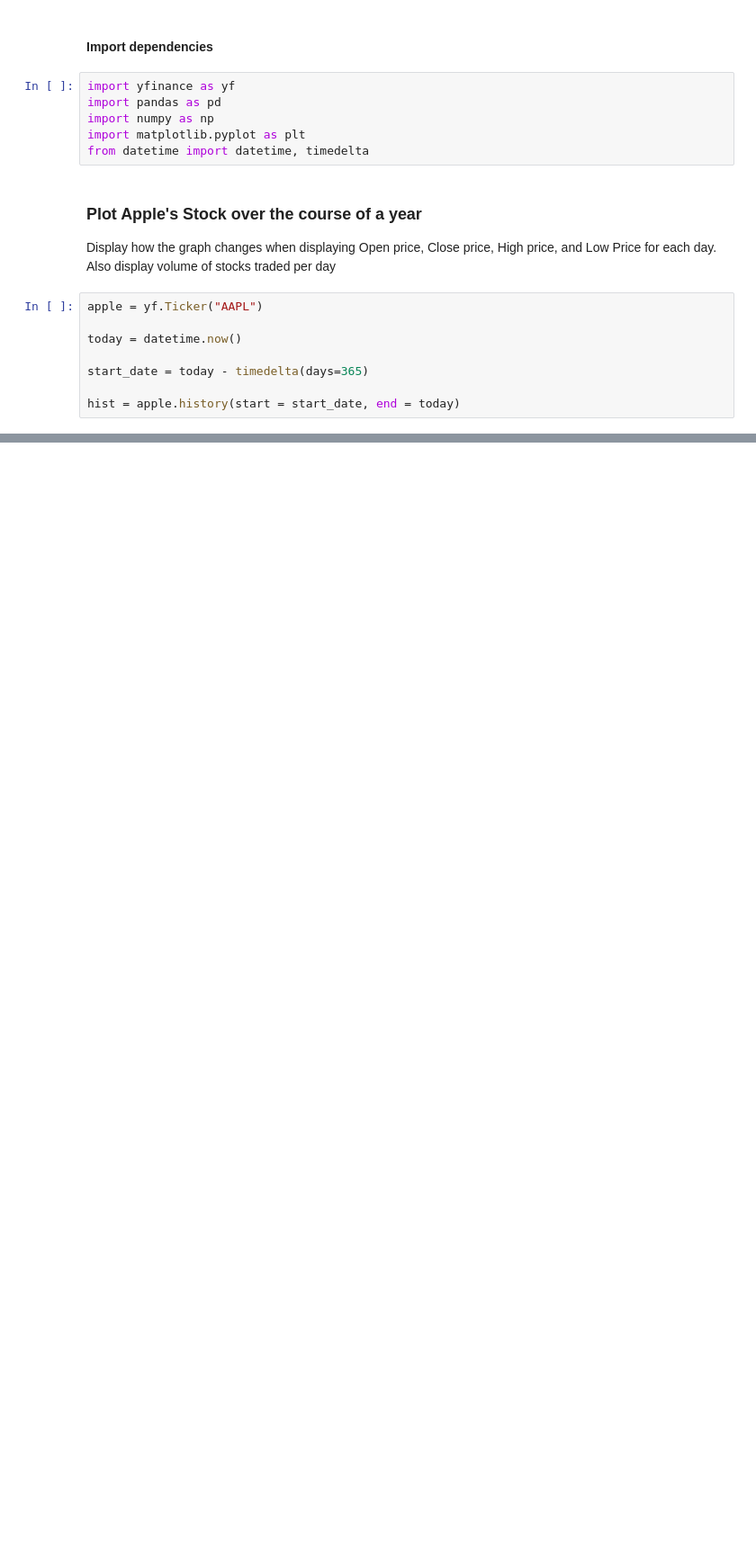
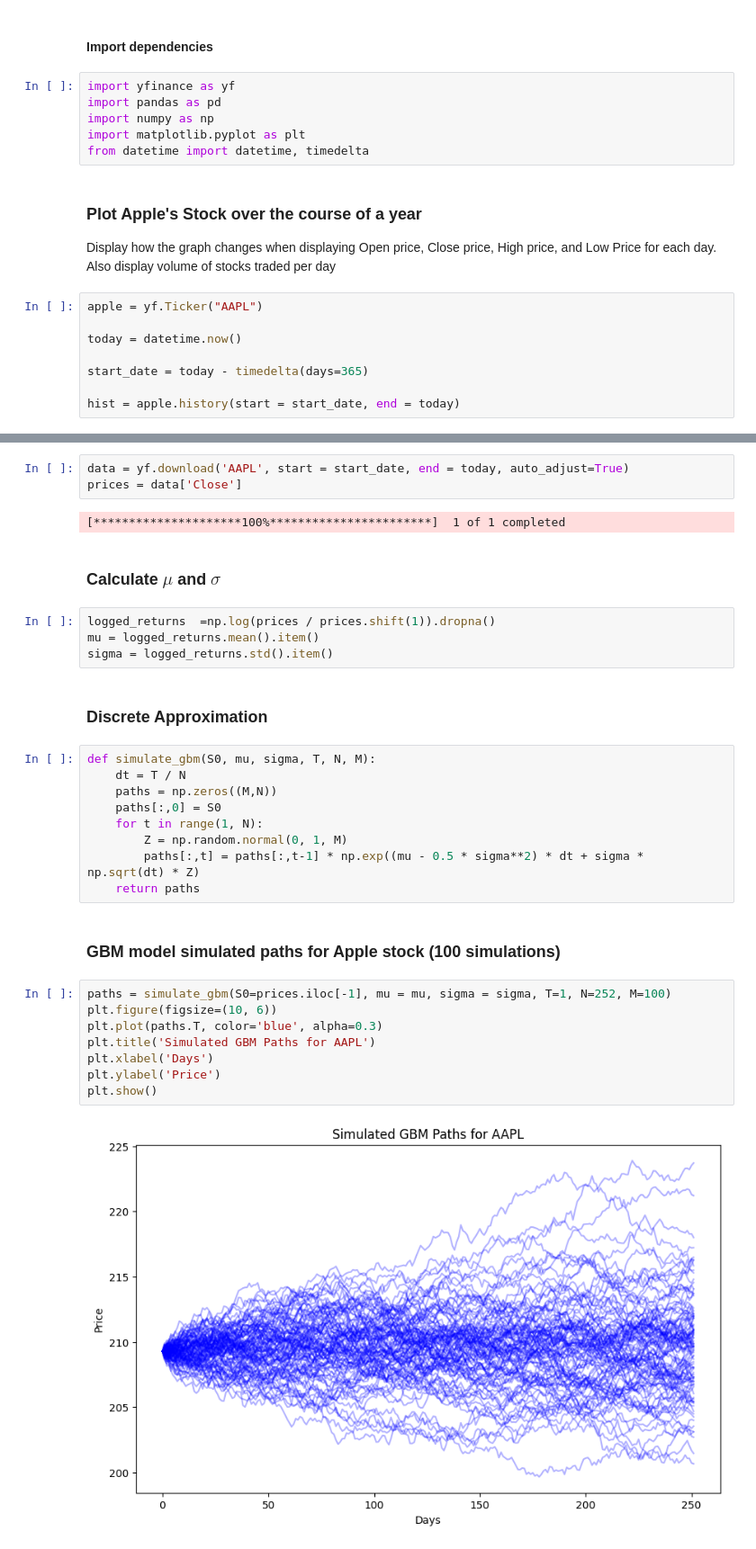
Before and after one commit to AlokenC/Brownian-Motion-Numerical-Analysis, a Jupyter notebook: StockAnalysis.ipynb, the cells around one changed output, grey strips where cells are left out. Shown: that part at 90% size. Cells and saved outputs as stored; diff of their text form; blank space fills up the shorter version.

```diff
--- a/StockAnalysis.ipynb
+++ b/StockAnalysis.ipynb
@@ -93,0 +104,34 @@ plt.show()
+# %%
+data = yf.download('AAPL', start = start_date, end = today, auto_adjust=True)
+prices = data['Close']
+# %% [output]
+[*********************100%***********************]  1 of 1 completed
+# %% [markdown]
+### Calculate $\mu$ and $\sigma$
+# %%
+logged_returns  =np.log(prices / prices.shift(1)).dropna()
+mu = logged_returns.mean().item()
+sigma = logged_returns.std().item()
+# %% [markdown]
+### Discrete Approximation
+# %%
+def simulate_gbm(S0, mu, sigma, T, N, M):
+    dt = T / N
+    paths = np.zeros((M,N))
+    paths[:,0] = S0
+    for t in range(1, N):
+        Z = np.random.normal(0, 1, M)
+        paths[:,t] = paths[:,t-1] * np.exp((mu - 0.5 * sigma**2) * dt + sigma * np.sqrt(dt) * Z)
+    return paths
+# %% [markdown]
+### GBM model simulated paths for Apple stock (100 simulations)
+# %%
+paths = simulate_gbm(S0=prices.iloc[-1], mu = mu, sigma = sigma, T=1, N=252, M=100)
+plt.figure(figsize=(10, 6))
+plt.plot(paths.T, color='blue', alpha=0.3)
+plt.title('Simulated GBM Paths for AAPL')
+plt.xlabel('Days')
+plt.ylabel('Price')
+plt.show()
+# %% [output]
+[figure, added]
```
Also changed, not shown: parts of 23 cells of this notebook.
